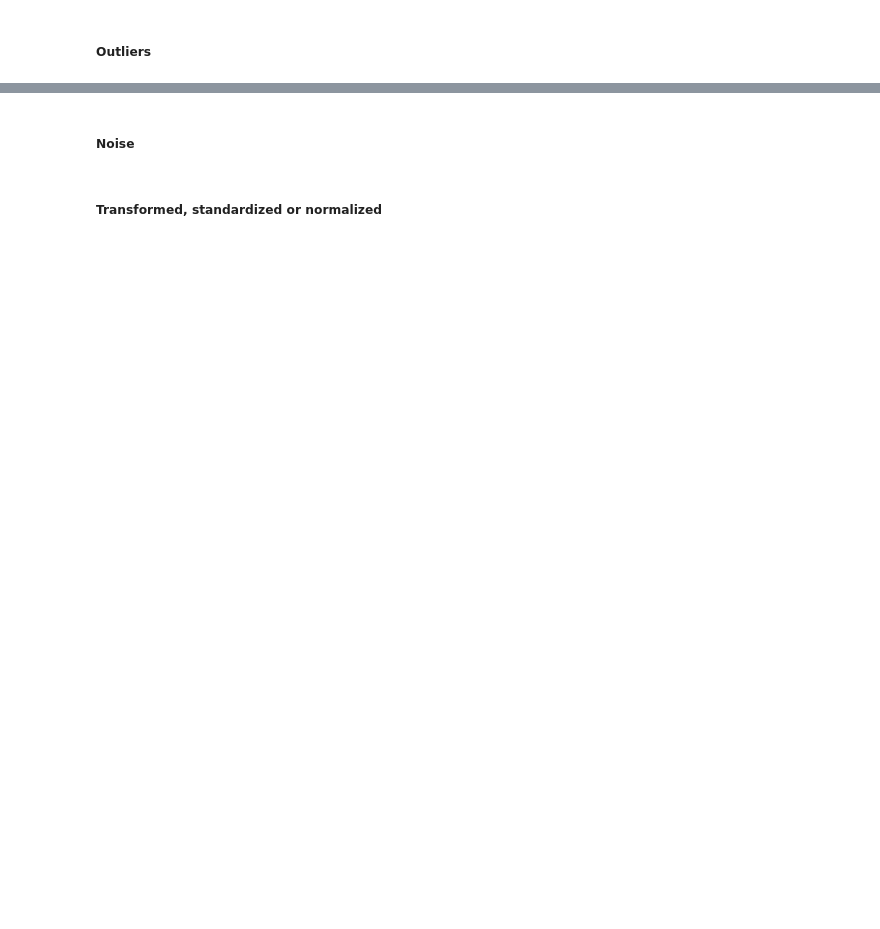
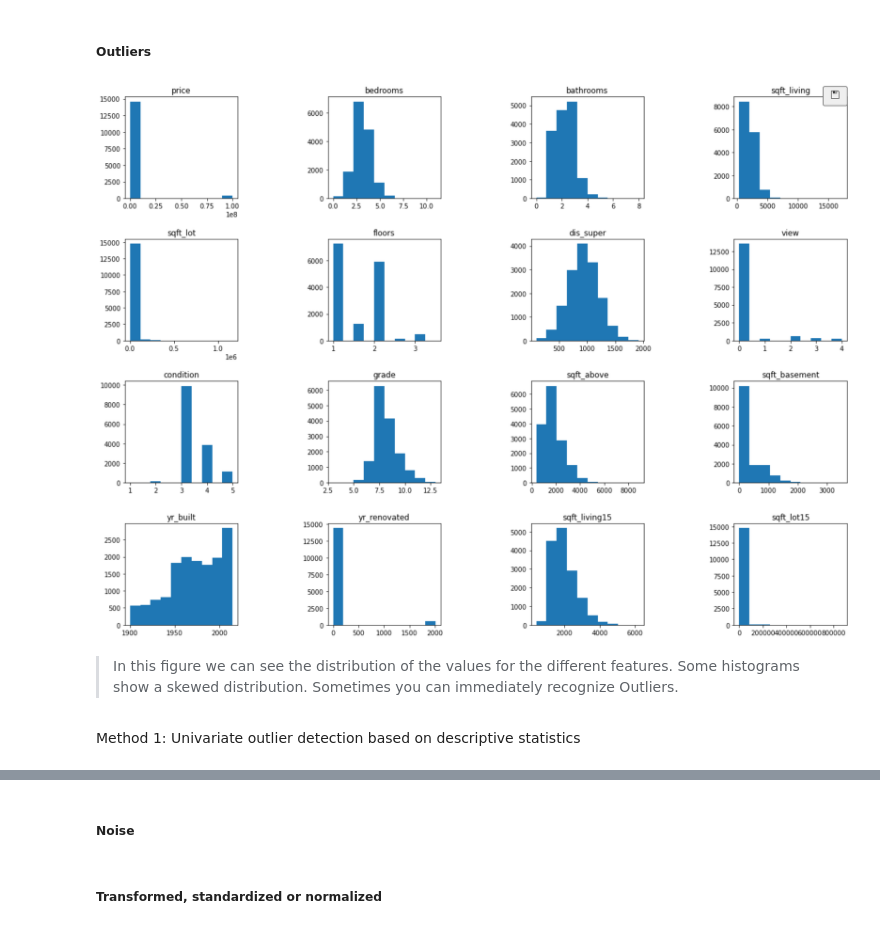
Before and after one commit to robring/advancedDatascience_CaseStudy, a Jupyter notebook: 02_Modeling.ipynb, the cells around one changed output, grey strips where cells are left out. Saved outputs shown, nothing was run; the diff lists cells and outputs as text; code cells hidden in the pictures; blank space fills up the shorter version.

Commit message:
outliers_first steps

```diff
--- a/02_Modeling.ipynb
+++ b/02_Modeling.ipynb
@@ -123,2 +121,12 @@ print(type(a))
 # %% [markdown]
 ##### Outliers
+# %%
+from IPython.display import Image
+import os
+Image(filename=f'{os.getcwd()}/data/img/outliers_hist.PNG')
+# %% [output]
+[figure, added]
+# %% [markdown]
+> In this figure we can see the distribution of the values for the different features. Some histograms show a skewed distribution. Sometimes you can immediately recognize Outliers.
+# %% [markdown]
+Method 1: Univariate outlier detection based on descriptive statistics
```
Also changed, not shown: parts of 14 cells of this notebook, 1 other file.
